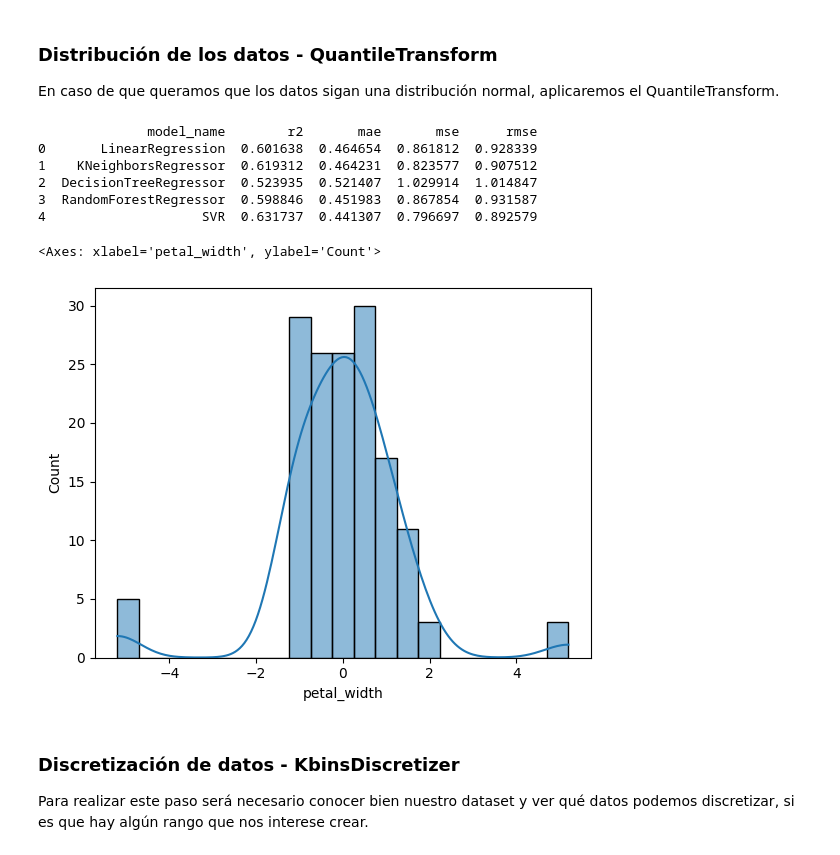
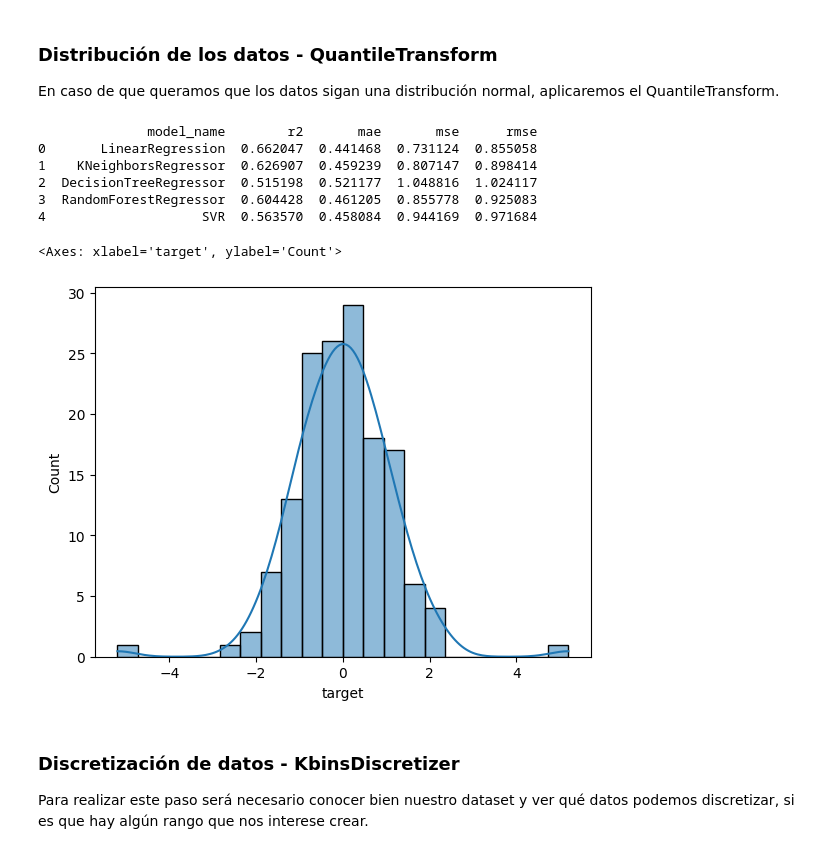
Before and after one commit to fjzamora93/Data-Analytics-with-python-2024, a Jupyter notebook: iris/template_regresion.ipynb, the cells around one changed output. Saved outputs shown, nothing was run; the diff lists cells and outputs as text; code cells hidden in the pictures.

Commit message:
update regression

```diff
--- a/iris/template_regresion.ipynb
+++ b/iris/template_regresion.ipynb
@@ -215,27 +215,32 @@ petal_length    1
 petal_width     1
 species         0
 dtype: int64
+# %%
+
+#TODO Seleccionar la columna que se va a intentar predecir
+df_copy = df.copy()
+df_copy.rename(columns={'petal_length': 'target'}, inplace=True)
 # %%
+df_imputed = df_copy.copy()
 
 
 #TODO Elegir el tipo de IMPUTER que se va a utilizar
-df_imputed = df.copy()
-
 #imputer = SimpleImputer(strategy='median')
 imputer = KNNImputer()
 #imputer = IterativeImputer()
 
 #TODO Cambiar el nombre por el de la columna que se va a imputar + tipo de imputado (df_simple_sepal_width, o df_iterative_sepal_width)
+df_imputed_target = pd.DataFrame(df_imputed['target'])
+imputer.fit(df_imputed_target)
+df_imputed['target'] = imputer.transform(df_imputed_target)
+df_imputed['target'] = df_imputed['target'].astype('float64')
+
+
 df_imputed_sepal_width = pd.DataFrame(df_imputed['sepal_width'])
 imputer.fit(df_imputed_sepal_width)
 df_imputed['sepal_width'] = imputer.transform(df_imputed_sepal_width)
 df_imputed['sepal_width'] = df_imputed['sepal_width'].astype('float64')
 
-
-df_imputed_petal_length = pd.DataFrame(df_imputed['petal_length'])
-imputer.fit(df_imputed_petal_length)
-df_imputed['petal_length'] = imputer.transform(df_imputed_petal_length)
-df_imputed['petal_length'] = df_imputed['petal_length'].astype('float64')
 
 df_imputed_petal_width = pd.DataFrame(df_imputed['petal_width'])
 imputer.fit(df_imputed_petal_width)
@@ -446,27 +463,27 @@ En caso de que queramos que los datos sigan una distribución normal, aplicaremo
 # %%
 
 transformer = QuantileTransformer(output_distribution='normal', n_quantiles=100, random_state=0)
 
 # Ajustar y transformar los datos
 df_transformed = transformer.fit_transform(df_2)
 
 # Convertir de nuevo a DataFrame para facilitar la visualización
 df_transformed = pd.DataFrame(df_transformed, columns=df_2.columns)
 
-X_trans = df_transformed.drop('petal_length', axis=1)
-y_trans = df_transformed['petal_length']
+X_trans = df_transformed.drop('target', axis=1)
+y_trans = df_transformed['target']
 
 print(calc_predictions(X_trans,y_trans))
-sns.histplot(df_transformed['petal_width'], kde=True)
+sns.histplot(df_transformed['target'], kde=True)
 # %% [output]
               model_name        r2       mae       mse      rmse
-0       LinearRegression  0.601638  0.464654  0.861812  0.928339
-1    KNeighborsRegressor  0.619312  0.464231  0.823577  0.907512
-2  DecisionTreeRegressor  0.523935  0.521407  1.029914  1.014847
-3  RandomForestRegressor  0.598846  0.451983  0.867854  0.931587
-4                    SVR  0.631737  0.441307  0.796697  0.892579
+0       LinearRegression  0.662047  0.441468  0.731124  0.855058
+1    KNeighborsRegressor  0.626907  0.459239  0.807147  0.898414
+2  DecisionTreeRegressor  0.515198  0.521177  1.048816  1.024117
+3  RandomForestRegressor  0.604428  0.461205  0.855778  0.925083
+4                    SVR  0.563570  0.458084  0.944169  0.971684
-<Axes: xlabel='petal_width', ylabel='Count'>
+<Axes: xlabel='target', ylabel='Count'>
-[figure, old version]
+[figure, new version]
 # %% [markdown]
 ### Discretización de datos - KbinsDiscretizer
 
```
Also changed, not shown: parts of 29 cells of this notebook, 1 other file.
